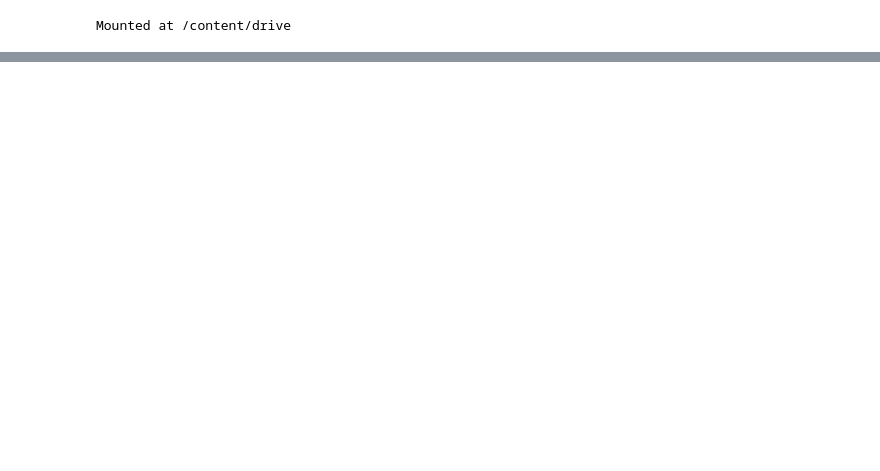
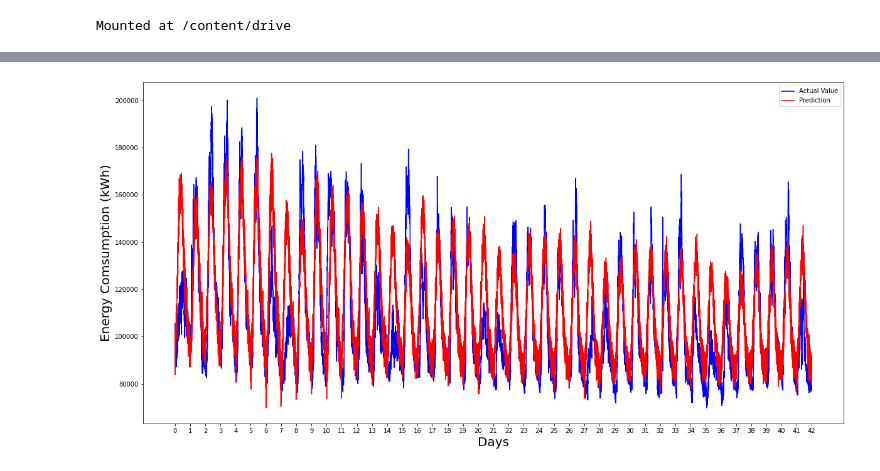
Before and after one commit to vmm221313/Anomaly_Detection_Time_Series, a Jupyter notebook: train_models/train_CNN_LSTM.ipynb, the cells around one changed output, grey strips where cells are left out. Cells and saved outputs as stored; diff of their text form; code cells hidden in the pictures; blank space fills up the shorter version.

```diff
--- a/train_models/train_CNN_LSTM.ipynb
+++ b/train_models/train_CNN_LSTM.ipynb
@@ -180,0 +190,10 @@ plt.savefig('plots/'  + args.save_folder + '/test_weekday_pred.png')
+# %%
+forecasts = []
+actuals = []
+forecasts_n = []
+actuals_n = []
+for i in tqdm(range(y_pred.shape[0]//288)): ## we have forecasts for these many complete day
+  forecasts += (scaler.inverse_transform(y_pred[12*24*i].reshape(-1, 1)).reshape(-1)).tolist()
+  actuals += (scaler.inverse_transform(y_test[12*24*i].reshape(-1, 1)).reshape(-1)).tolist()
+  forecasts_n += y_pred[12*24*i].tolist()
+  actuals_n += y_test[12*24*i].tolist()
@@ -180,0 +212,12 @@ plt.savefig('plots/'  + args.save_folder + '/test_weekday_pred.png')
+# %%
+plt.figure(figsize=(20, 10))
+plt.xlabel('Days', size = 20)
+plt.ylabel('Energy Comsumption (kWh)', size = 20)
+plt.xticks(ticks = list(range(0, len(forecasts) + 1, 288)), labels = list(range(0, int(len(forecasts)/288 + 1))), size = 10)
+plt.yticks(size = 10)
+plt.plot(actuals, color = 'blue')
+plt.plot(forecasts, color = 'red')
+plt.legend(['Actual Value', 'Prediction'])
+plt.savefig('forecasts/' + args.save_folder + '/forecast.png')
+# %% [output]
+[figure, added]
```
Also changed, not shown: parts of 43 cells of this notebook, 5 other files.
